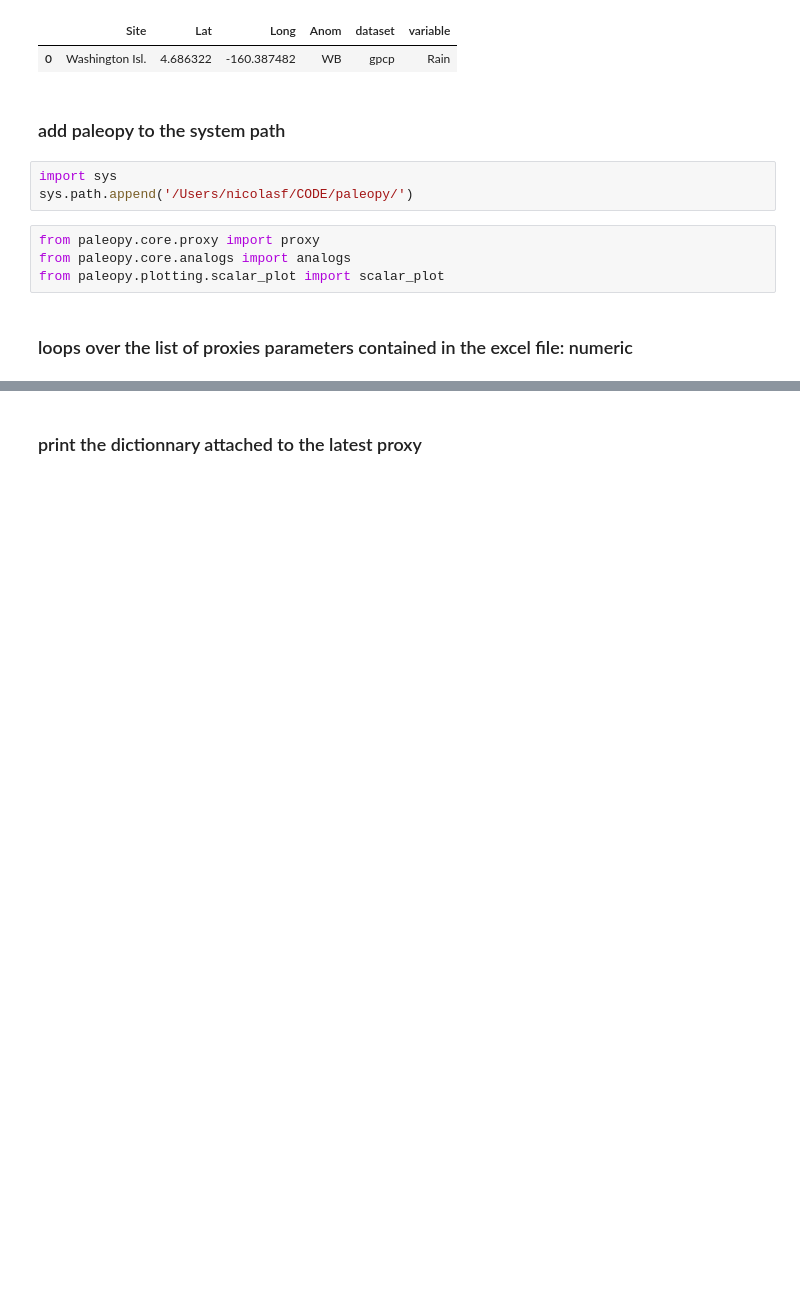
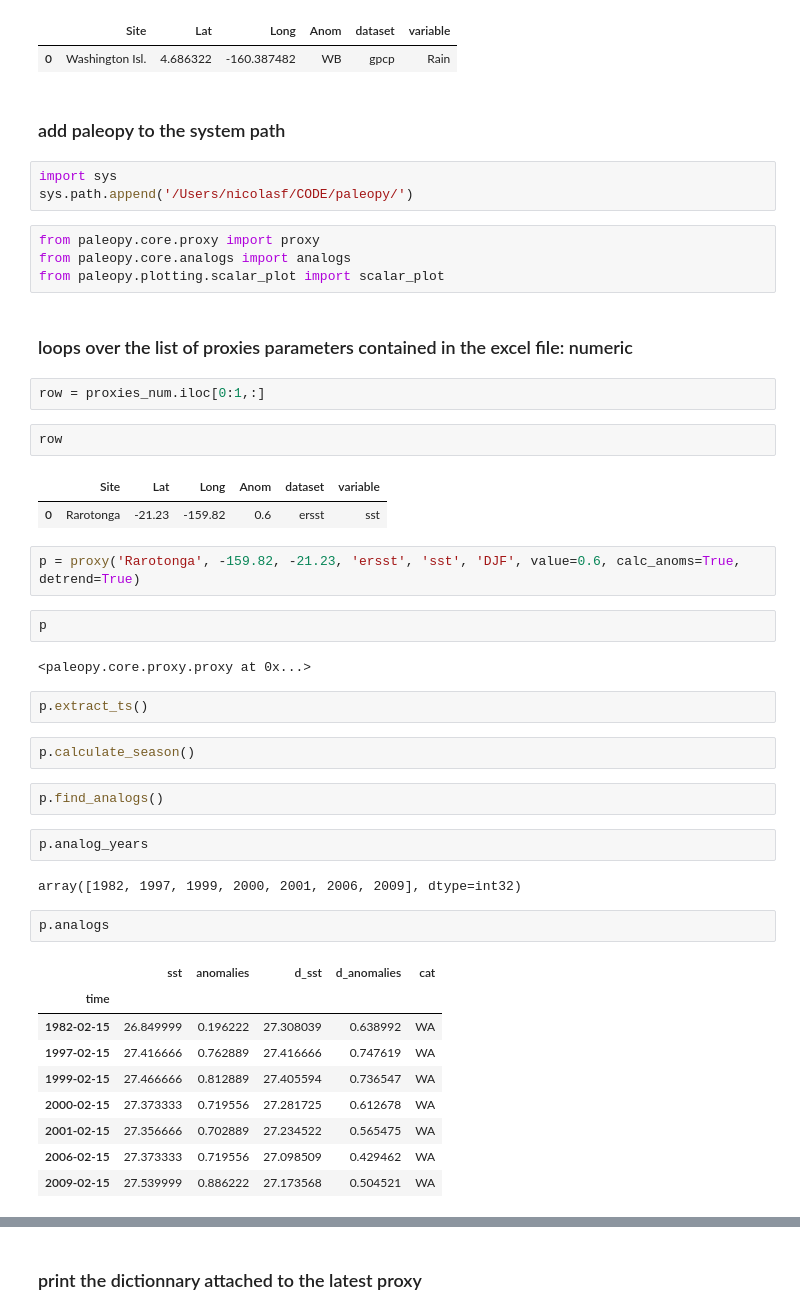
Before and after one commit to nicolasfauchereau/paleopy, a Jupyter notebook: notebooks/proxy.ipynb, the cells around one changed output, grey strips where cells are left out. Cells and saved outputs as stored; diff of their text form; blank space fills up the shorter version.

```diff
--- a/notebooks/proxy.ipynb
+++ b/notebooks/proxy.ipynb
@@ -35,3 +36,38 @@ from paleopy.core.analogs import analogs
 from paleopy.plotting.scalar_plot import scalar_plot
 # %% [markdown]
 ### loops over the list of proxies parameters contained in the excel file: numeric
+# %%
+row = proxies_num.iloc[0:1,:]
+# %%
+row
+# %% [output]
+|  | Site | Lat | Long | Anom | dataset | variable |
+| 0 | Rarotonga | -21.23 | -159.82 | 0.6 | ersst | sst |
+# %%
+p = proxy('Rarotonga', -159.82, -21.23, 'ersst', 'sst', 'DJF', value=0.6, calc_anoms=True, detrend=True)
+# %%
+p
+# %% [output]
+<paleopy.core.proxy.proxy at 0x...>
+# %%
+p.extract_ts()
+# %%
+p.calculate_season()
+# %%
+p.find_analogs()
+# %%
+p.analog_years
+# %% [output]
+array([1982, 1997, 1999, 2000, 2001, 2006, 2009], dtype=int32)
+# %%
+p.analogs
+# %% [output]
+|  | sst | anomalies | d_sst | d_anomalies | cat |
+| time |  |  |  |  |  |
+| 1982-02-15 | 26.849999 | 0.196222 | 27.308039 | 0.638992 | WA |
+| 1997-02-15 | 27.416666 | 0.762889 | 27.416666 | 0.747619 | WA |
+| 1999-02-15 | 27.466666 | 0.812889 | 27.405594 | 0.736547 | WA |
+| 2000-02-15 | 27.373333 | 0.719556 | 27.281725 | 0.612678 | WA |
+| 2001-02-15 | 27.356666 | 0.702889 | 27.234522 | 0.565475 | WA |
+| 2006-02-15 | 27.373333 | 0.719556 | 27.098509 | 0.429462 | WA |
+| 2009-02-15 | 27.539999 | 0.886222 | 27.173568 | 0.504521 | WA |
```
Also changed, not shown: parts of 16 cells of this notebook, 1 other file.
